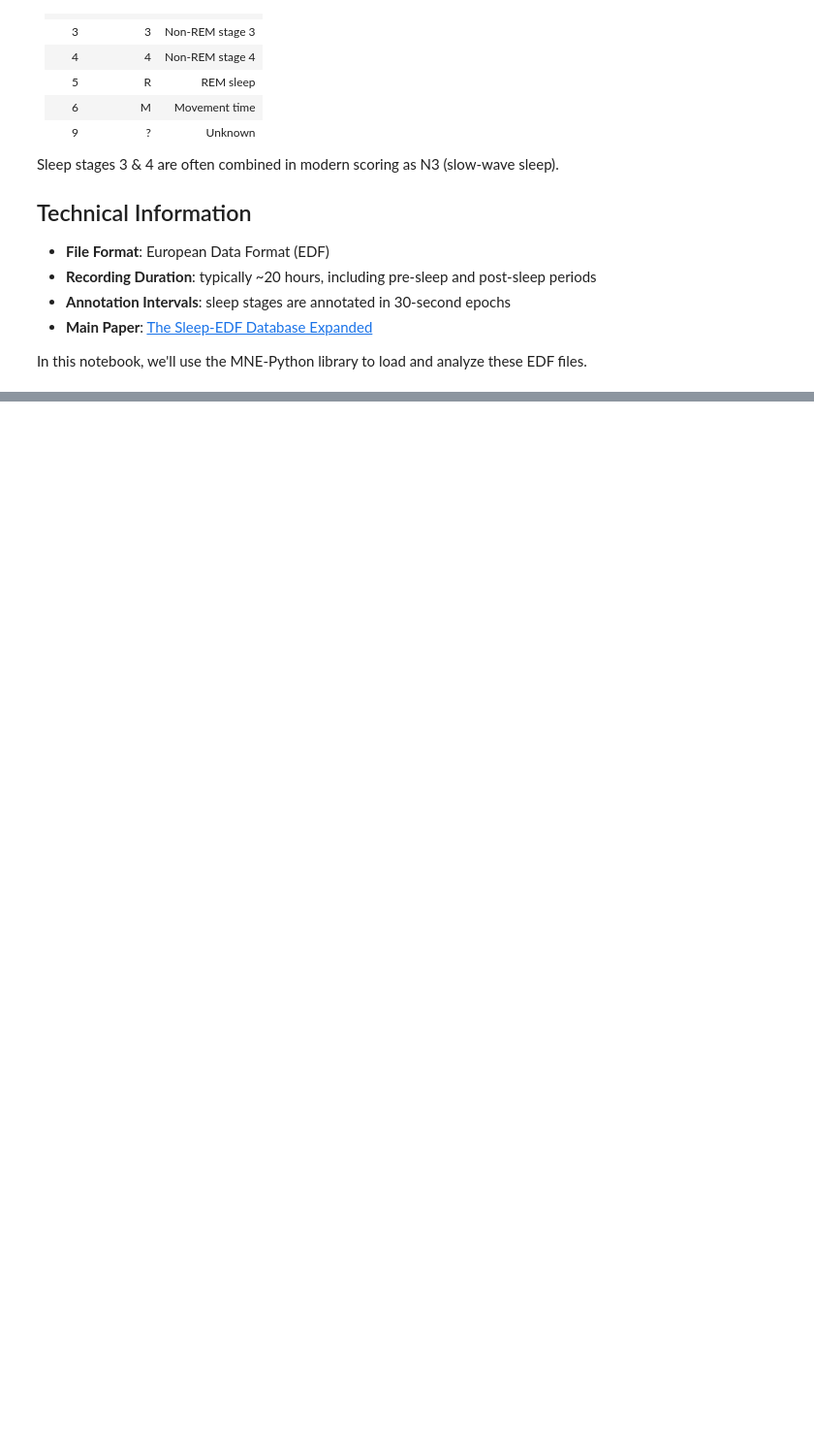
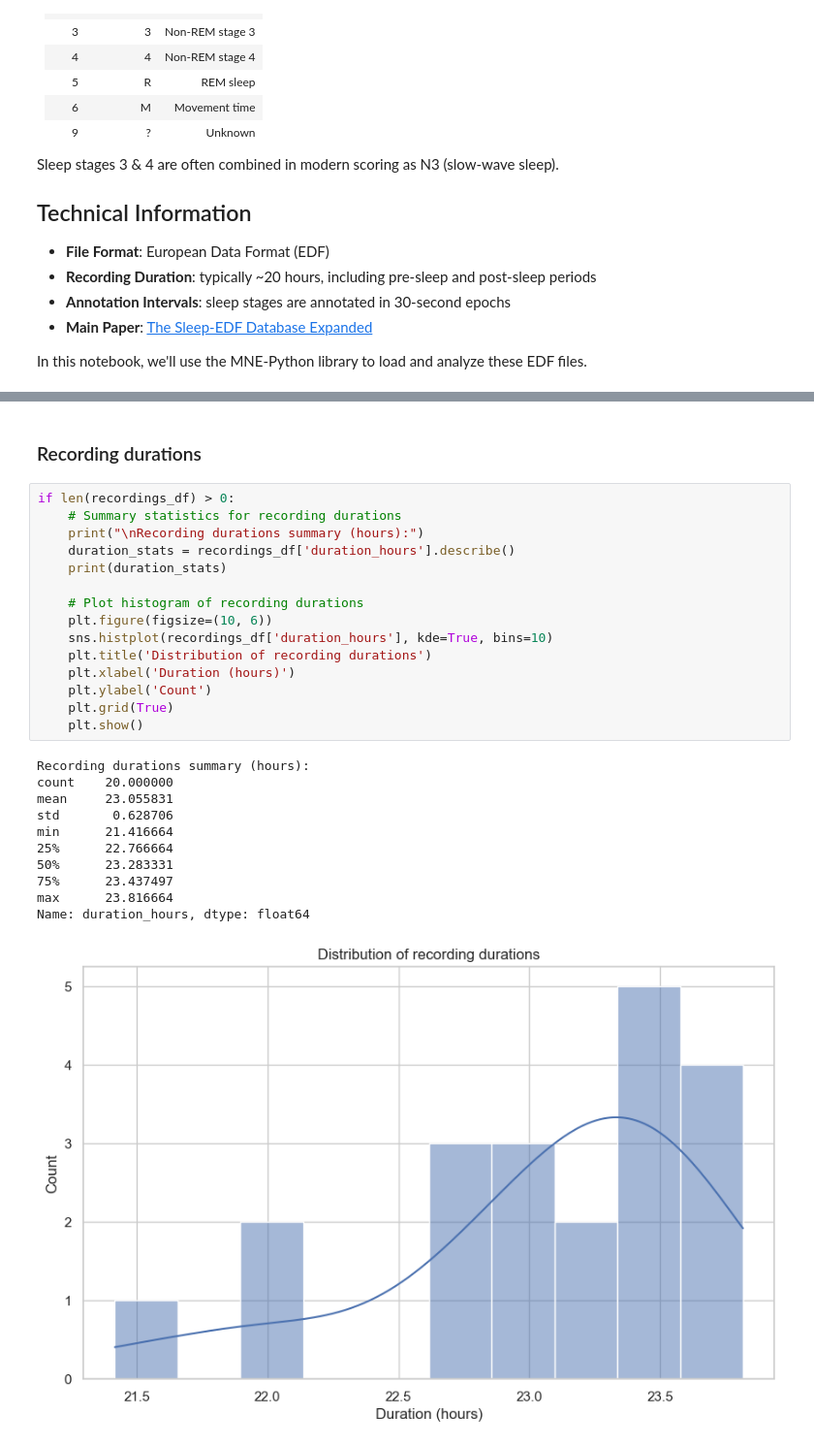
Before and after one commit to luxkovacs/medical-sensor-anomaly-detection, a Jupyter notebook: notebooks/1_data_exploration.ipynb, the cells around one changed output, grey strips where cells are left out. Shown at 97% size. Drawn from its saved outputs; the diff is of its cells as text; blank space fills up the shorter version.

```diff
--- a/notebooks/1_data_exploration.ipynb
+++ b/notebooks/1_data_exploration.ipynb
@@ -64,0 +265,29 @@ In this notebook, we'll use the MNE-Python library to load and analyze these EDF
+# %% [markdown]
+### Recording durations
+# %%
+if len(recordings_df) > 0:
+    # Summary statistics for recording durations
+    print("\nRecording durations summary (hours):")
+    duration_stats = recordings_df['duration_hours'].describe()
+    print(duration_stats)
+
+    # Plot histogram of recording durations
+    plt.figure(figsize=(10, 6))
+    sns.histplot(recordings_df['duration_hours'], kde=True, bins=10)
+    plt.title('Distribution of recording durations')
+    plt.xlabel('Duration (hours)')
+    plt.ylabel('Count')
+    plt.grid(True)
+    plt.show()
+# %% [output]
+Recording durations summary (hours):
+count    20.000000
+mean     23.055831
+std       0.628706
+min      21.416664
+25%      22.766664
+50%      23.283331
+75%      23.437497
+max      23.816664
+Name: duration_hours, dtype: float64
+[figure, added]
```
Also changed, not shown: parts of 11 cells of this notebook, 4 other files.
